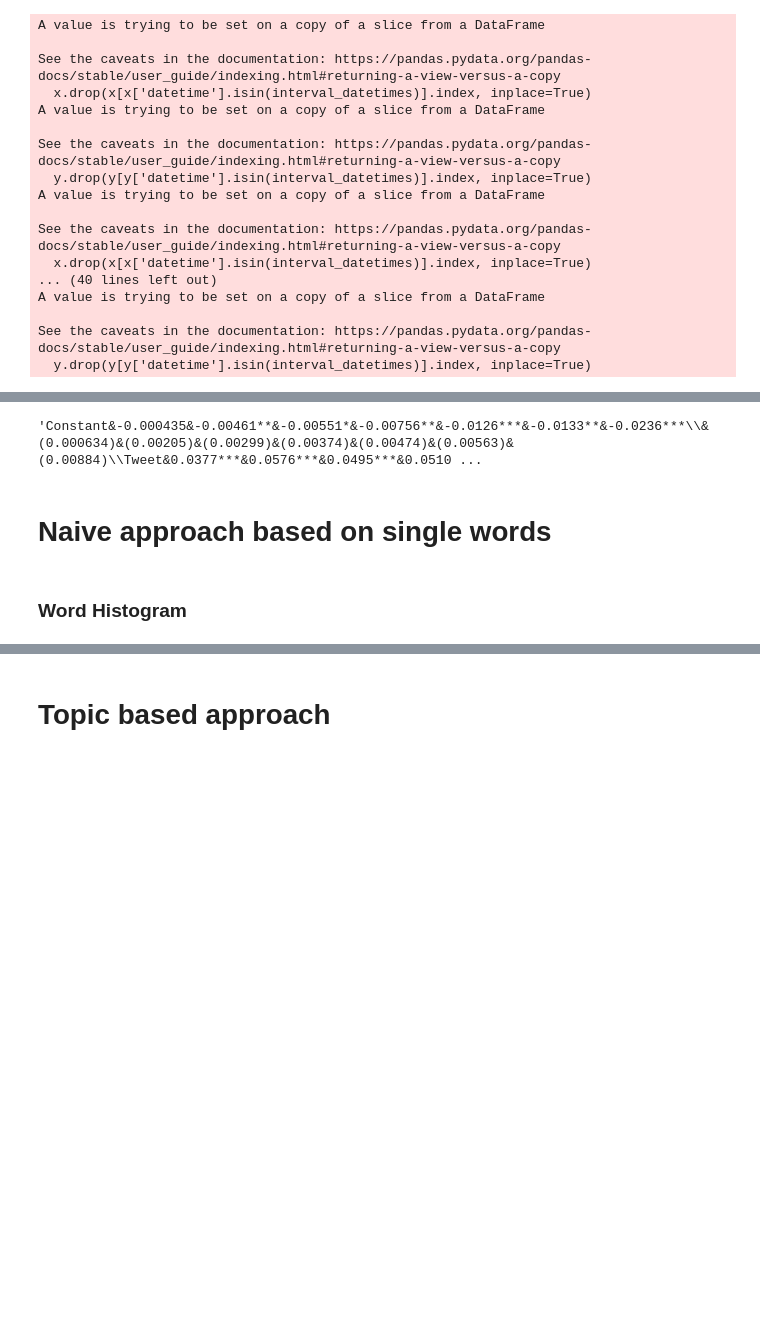
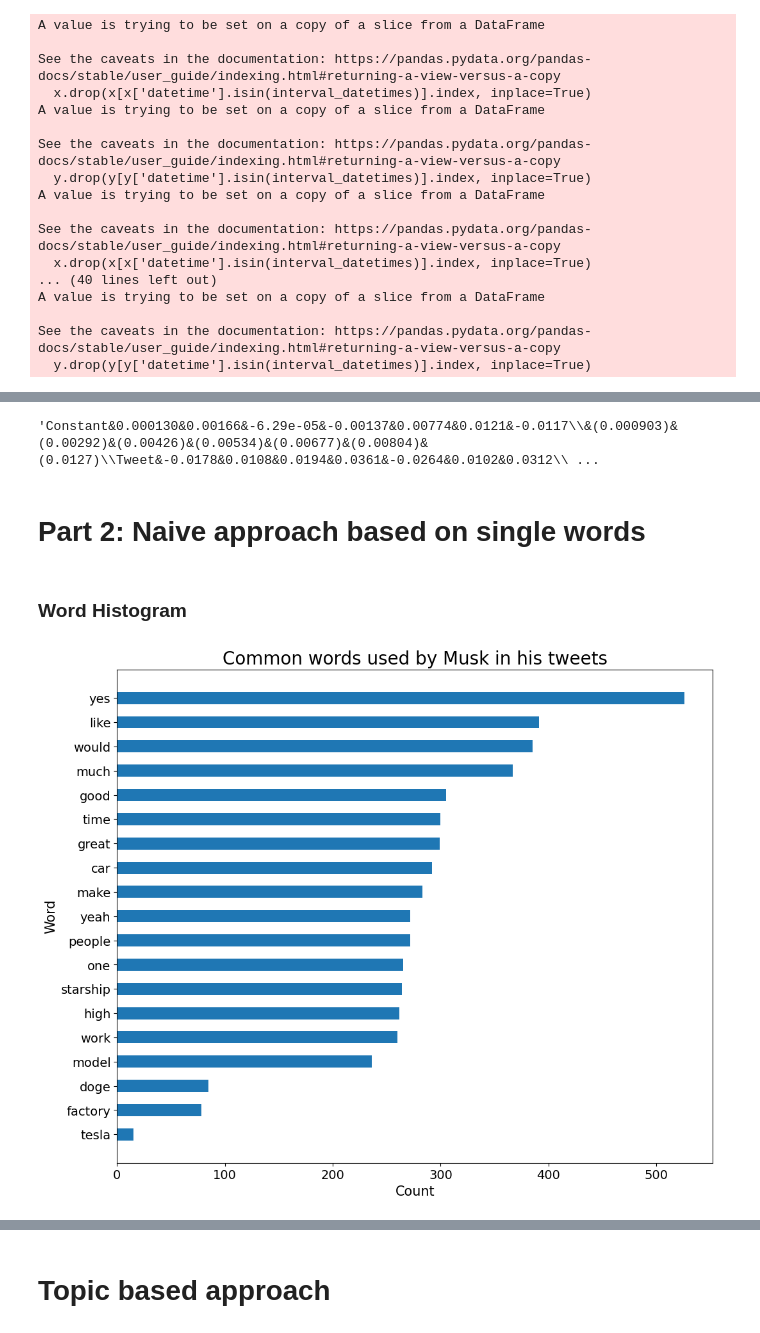
Before and after one commit to vladlevitin/finance_project, a Jupyter notebook: analysis.ipynb, the cells around one changed output, grey strips where cells are left out. Drawn from its saved outputs; the diff is of its cells as text; code cells hidden in the pictures; blank space fills up the shorter version.

```diff
--- a/analysis.ipynb
+++ b/analysis.ipynb
@@ -471,18 +454,22 @@ See the caveats in the documentation: https://pandas.pydata.org/pandas-docs/stab
 # %%
-table = generate_returns_table(volume_results)
+table = generate_table(volume_results)
 
 table
 # %% [output]
-'Constant&-0.000435&-0.00461**&-0.00551*&-0.00756**&-0.0126***&-0.0133**&-0.0236***\\&(0.000634)&(0.00205)&(0.00299)&(0.00374)&(0.00474)&(0.00563)&(0.00884)\\Tweet&0.0377***&0.0576***&0.0495***&0.0510 ...
+'Constant&0.000130&0.00166&-6.29e-05&-0.00137&0.00774&0.0121&-0.0117\\&(0.000903)&(0.00292)&(0.00426)&(0.00534)&(0.00677)&(0.00804)&(0.0127)\\Tweet&-0.0178&0.0108&0.0194&0.0361&-0.0264&0.0102&0.0312\\ ...
 # %% [markdown]
-# Naive approach based on single words
+# Part 2: Naive approach based on single words
 # %% [markdown]
 ### Word Histogram
 # %%
-frequent_words = pd.read_csv('data/tweets/word_count_filtered.csv')
+frequent_words = pd.read_csv('data/tweets/selected_words.csv')
 
 #select top 20 most frequent words
 top_frequent_words = frequent_words[:20]
+
+#sort by count in descending order
+
+top_frequent_words.sort_values(by='count', ascending=False, inplace=True)
 
 
 # create a histogram plot of the top frequent_words_filtered, with the word as the y-axis and the count as the x-axis
@@ -498,30 +485,32 @@ count = top_frequent_words['count'][::-1]
 count = count.tail(15)
 
 words = words.tail(15)
 
 word= frequent_words[frequent_words['word'] == 'doge']
 selected_word = word['word'].iloc[0]
 c = word['count'].values.sum()
 
 words = pd.concat([pd.Series('model'), words]).reset_index(drop=True)
 count = pd.concat([pd.Series(236), count]).reset_index(drop=True)
 
 #insert the word in the begining of words
 words = pd.concat([pd.Series(selected_word), words]).reset_index(drop=True)
 count = pd.concat([pd.Series(c), count]).reset_index(drop=True)
 
 words = pd.concat([pd.Series('factory'), words]).reset_index(drop=True)
 count = pd.concat([pd.Series(78), count]).reset_index(drop=True)
 
 
 words = pd.concat([pd.Series('tesla'), words]).reset_index(drop=True)
 count = pd.concat([pd.Series(15), count]).reset_index(drop=True)
 
 plt.barh(words, count, height=0.5)
 plt.title('Common words used by Musk in his tweets', fontsize=20)
 plt.xlabel('Count', fontsize = 15)
 plt.ylabel('Word', fontsize = 15)
 plt.xticks(fontsize=14)
 plt.yticks(fontsize=14)
 #plt.savefig('figures/most_common_words.png', facecolor='white', edgecolor='none')
 plt.show()
+# %% [output]
+[figure, added]
```
Also changed, not shown: parts of 32 cells of this notebook, 1 other file.
